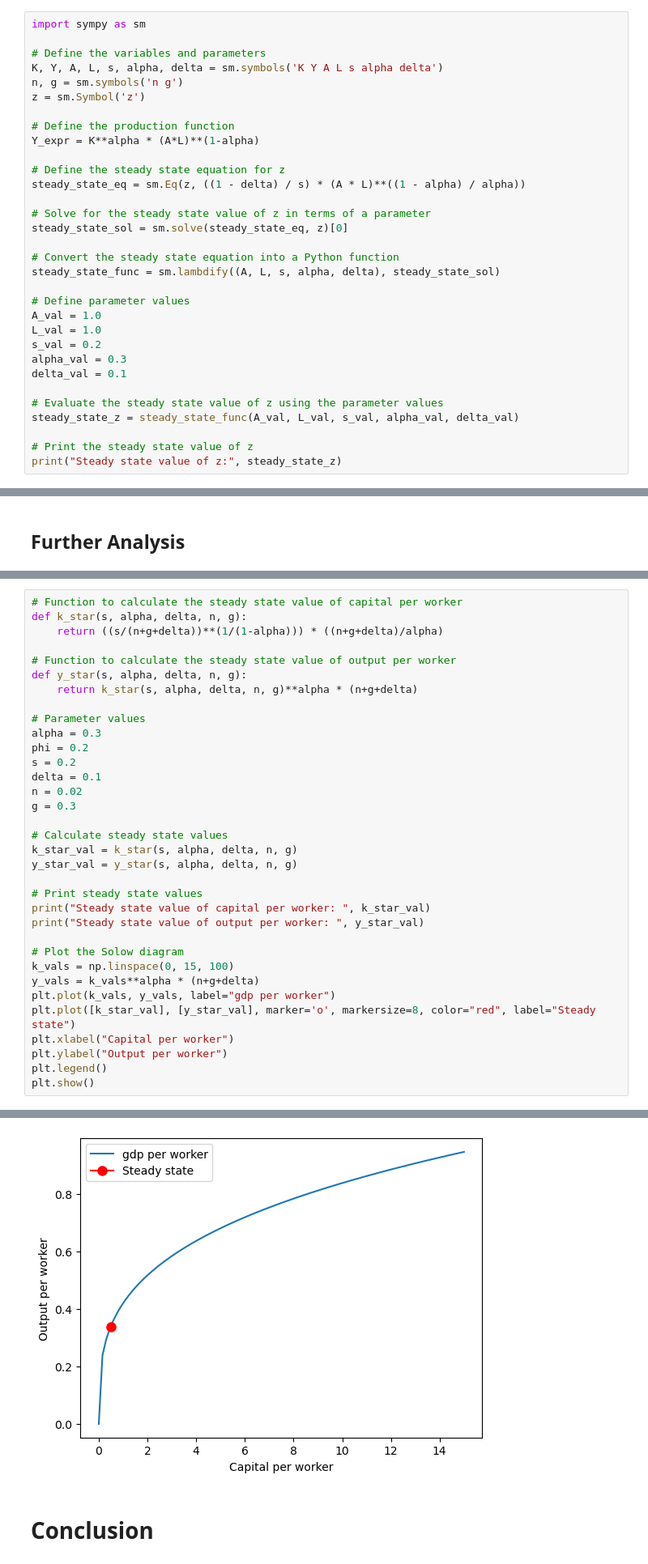
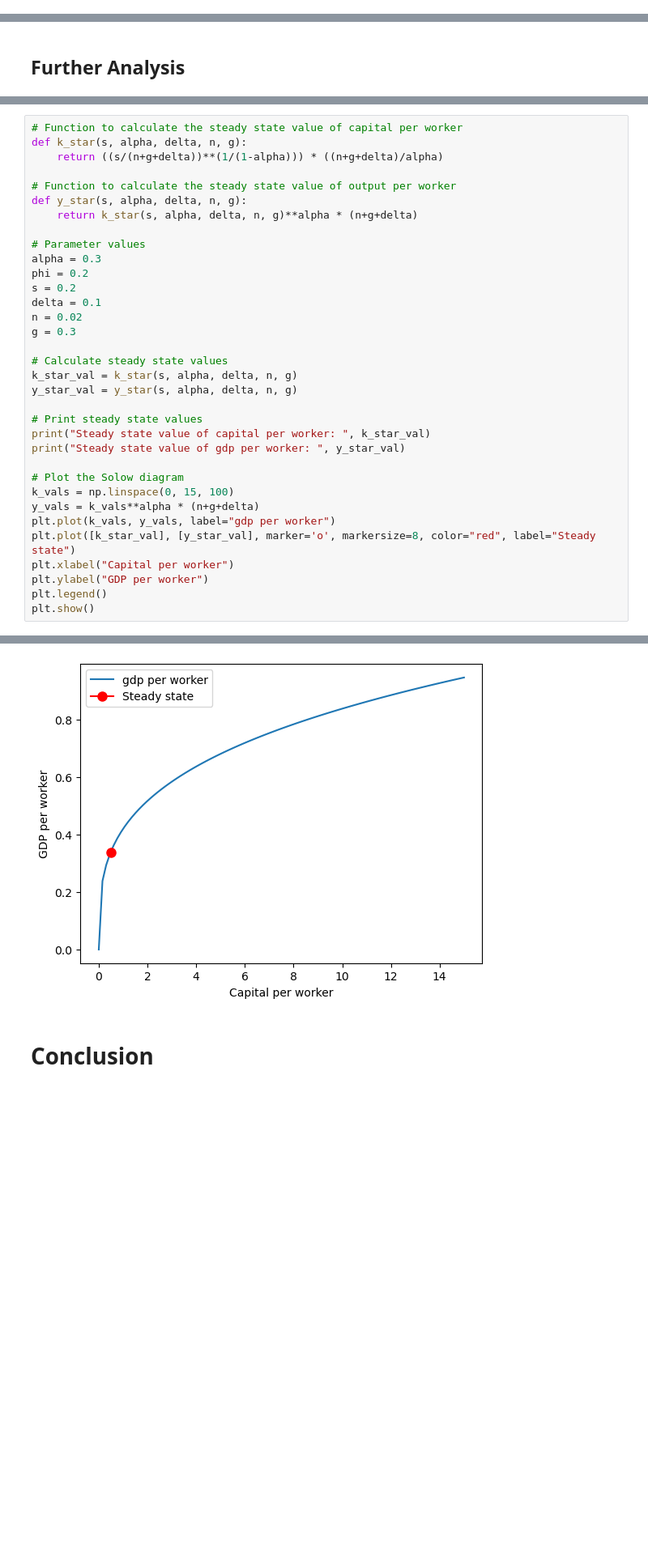
Before and after one commit to NumEconCopenhagen/projects-2023-rvcode, a Jupyter notebook: modelproject/modelproject.ipynb, the cells around one changed output, grey strips where cells are left out. Shown at 81% size. Saved outputs shown, nothing was run; the diff lists cells and outputs as text; blank space fills up the shorter version.

```diff
--- a/modelproject/modelproject.ipynb
+++ b/modelproject/modelproject.ipynb
@@ -104,32 +19,0 @@ This equation represents the steady state of the capital-output ratio ($z^*$) in
-# %%
-import sympy as sm
-
-# Define the variables and parameters
-K, Y, A, L, s, alpha, delta = sm.symbols('K Y A L s alpha delta')
-n, g = sm.symbols('n g')
-z = sm.Symbol('z')
-
-# Define the production function
-Y_expr = K**alpha * (A*L)**(1-alpha)
-
-# Define the steady state equation for z
-steady_state_eq = sm.Eq(z, ((1 - delta) / s) * (A * L)**((1 - alpha) / alpha))
-
-# Solve for the steady state value of z in terms of a parameter
-steady_state_sol = sm.solve(steady_state_eq, z)[0]
-
-# Convert the steady state equation into a Python function
-steady_state_func = sm.lambdify((A, L, s, alpha, delta), steady_state_sol)
-
-# Define parameter values
-A_val = 1.0
-L_val = 1.0
-s_val = 0.2
-alpha_val = 0.3
-delta_val = 0.1
-
-# Evaluate the steady state value of z using the parameter values
-steady_state_z = steady_state_func(A_val, L_val, s_val, alpha_val, delta_val)
-
-# Print the steady state value of z
-print("Steady state value of z:", steady_state_z)
@@ -486,7 +333,7 @@ y_star_val = y_star(s, alpha, delta, n, g)
 
 # Print steady state values
 print("Steady state value of capital per worker: ", k_star_val)
-print("Steady state value of output per worker: ", y_star_val)
+print("Steady state value of gdp per worker: ", y_star_val)
 
 # Plot the Solow diagram
 k_vals = np.linspace(0, 15, 100)
@@ -494,7 +341,7 @@ y_vals = k_vals**alpha * (n+g+delta)
 plt.plot(k_vals, y_vals, label="gdp per worker")
 plt.plot([k_star_val], [y_star_val], marker='o', markersize=8, color="red", label="Steady state")
 plt.xlabel("Capital per worker")
-plt.ylabel("Output per worker")
+plt.ylabel("GDP per worker")
 plt.legend()
 plt.show()
 # %% [output]
@@ -503,3 +350,3 @@ Steady state value of output per worker:  0.33805994591060196
-[figure, old version]
+[figure, new version]
 # %% [markdown]
 # Conclusion
```
Also changed, not shown: parts of 21 cells of this notebook.
